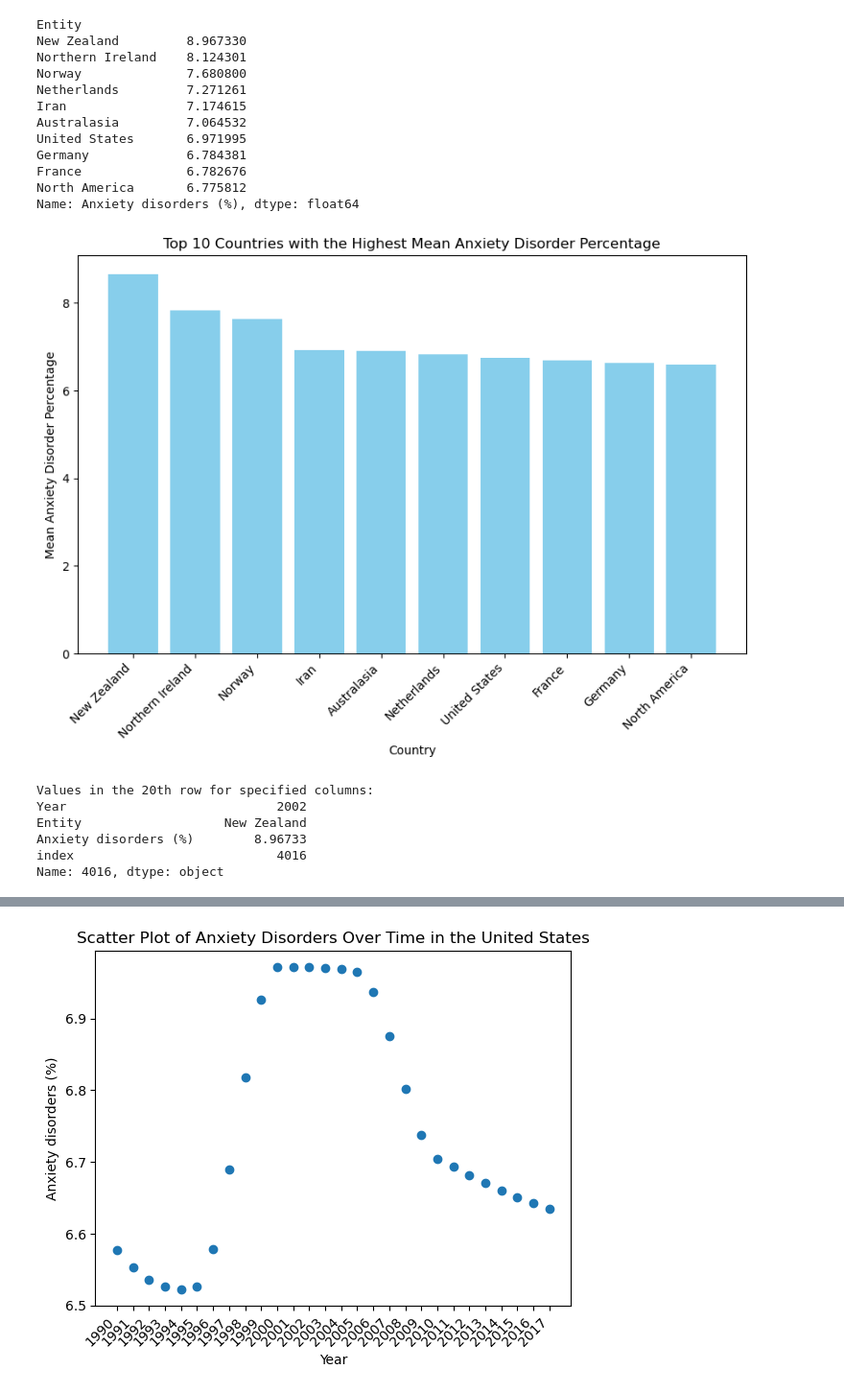
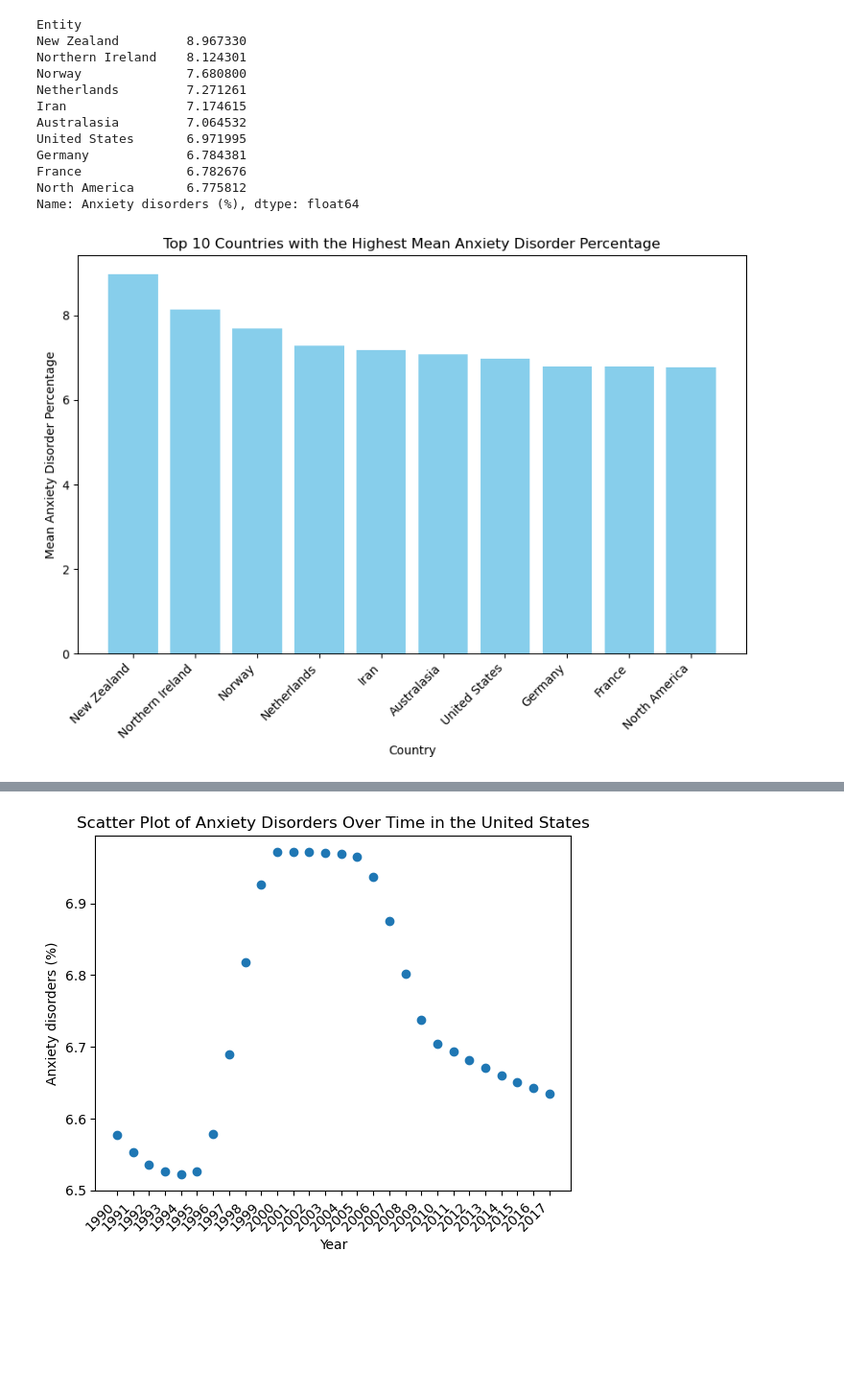
Before and after one commit to britneyb55/Mental_health_data, a Jupyter notebook: Mental Health.ipynb, the cells around one changed output, grey strips where cells are left out. Shown at 96% size. Drawn from its saved outputs; the diff is of its cells as text; code cells hidden in the pictures; blank space fills up the shorter version.

```diff
--- a/Mental Health.ipynb
+++ b/Mental Health.ipynb
@@ -124,36 +125,24 @@ Name: Anxiety disorders (%), dtype: float64
 # %%
 top_countries_data = {
     'New Zealand': 8.967330,
     'Northern Ireland': 8.124301,
-    'Norway': 7.637363,
-    'Iran': 6.932546,
-    'Australasia': 6.895850,
-    'Netherlands': 6.816901,
-    'United States': 6.741584,
-    'France': 6.686942,
-    'Germany': 6.633030,
-    'North America': 6.590146
+    'Norway': 7.680800,
+    'Netherlands': 7.271261,
+    'Iran': 7.174615,
+    'Australasia': 7.064532,
+    'United States': 6.971995,
+    'Germany':  6.784381,
+    'France': 6.782676,
+    'North America': 6.775812
 }
 
 
 plt.figure(figsize=(10, 6))
 plt.bar(top_countries_data.keys(), top_countries_data.values(), color='skyblue')
 plt.xlabel('Country')
 plt.ylabel('Mean Anxiety Disorder Percentage')
 plt.title('Top 10 Countries with the Highest Mean Anxiety Disorder Percentage')
 plt.xticks(rotation=45, ha='right')
 plt.show()
 # %% [output]
-[figure, old version]
+[figure, new version]
-# %%
-selected_row = mental_health.loc[4016, ["Year", "Entity", "Anxiety disorders (%)" , "index"]]
-
-print("Values in the 20th row for specified columns:")
-print(selected_row)
-# %% [output]
-Values in the 20th row for specified columns:
-Year                            2002
-Entity                   New Zealand
-Anxiety disorders (%)        8.96733
-index                           4016
-Name: 4016, dtype: object
```
Also changed, not shown: parts of 11 cells of this notebook.
